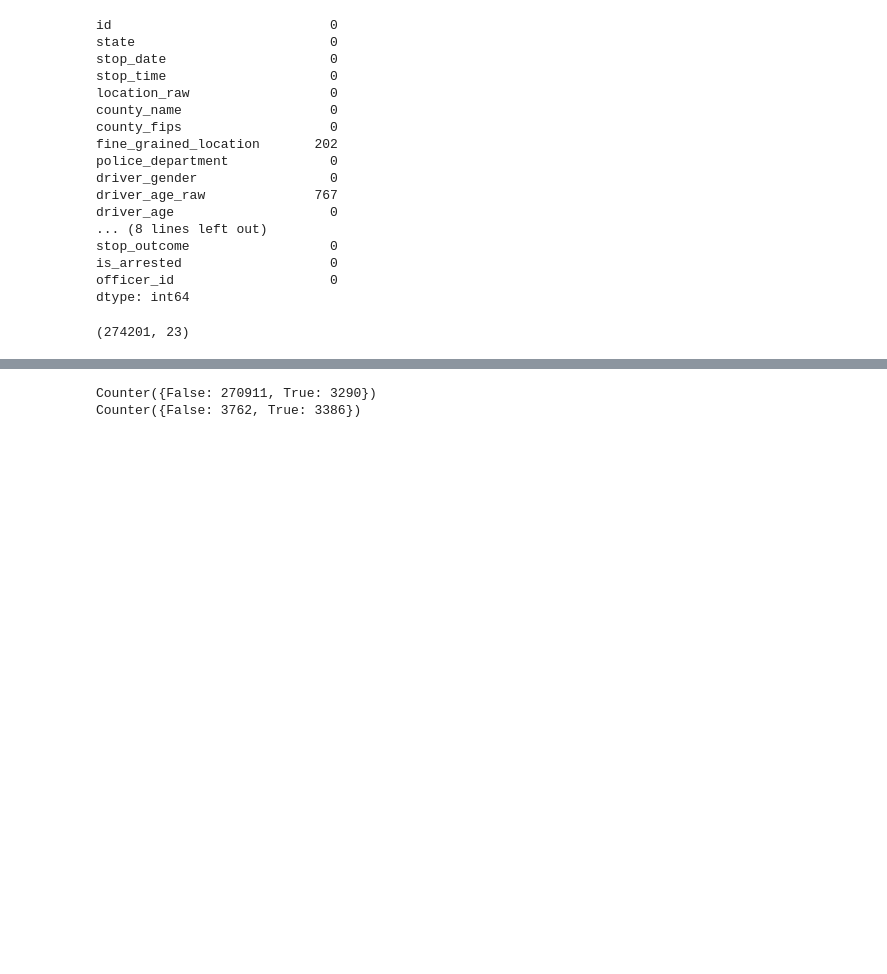
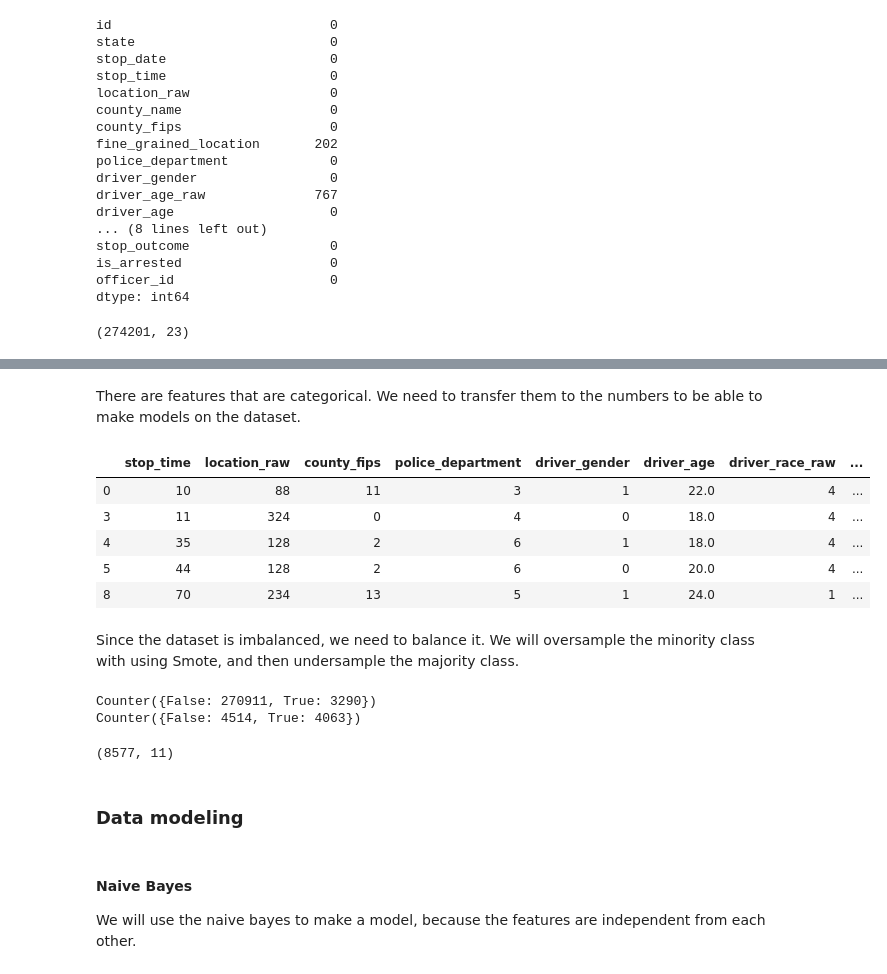
Before and after one commit to sworley1/CS329E-Proj, a Jupyter notebook: Project.ipynb, the cells around one changed output, grey strips where cells are left out. Cells and saved outputs as stored; diff of their text form; code cells hidden in the pictures; blank space fills up the shorter version.

```diff
--- a/Project.ipynb
+++ b/Project.ipynb
@@ -101,18 +164,33 @@ features_X.head()
+# %% [markdown]
+There are features that are categorical. We need to transfer them to the numbers to be able to make models on the dataset.
 # %%
 # label_encoder object knows how to understand word labels.
 label_encoder = preprocessing.LabelEncoder()
 
 # Converting all labels to numbers
 features_X['location_raw']= label_encoder.fit_transform(features_X['location_raw'])
 features_X['county_fips']= label_encoder.fit_transform(features_X['county_fips'])
 features_X['police_department']= label_encoder.fit_transform(features_X['police_department'])
 features_X['driver_gender']= label_encoder.fit_transform(features_X['driver_gender'])
 features_X['driver_race_raw']= label_encoder.fit_transform(features_X['driver_race_raw'])
 features_X['violation']= label_encoder.fit_transform(features_X['violation'])
 features_X['search_type_raw']= label_encoder.fit_transform(features_X['search_type_raw'])
 features_X['contraband_found']= label_encoder.fit_transform(features_X['contraband_found'])
-features_X['stop_outcome']= label_encoder.fit_transform(features_X['stop_outcome'])
+#features_X['stop_outcome']= label_encoder.fit_transform(features_X['stop_outcome'])
+features_X['stop_time']= label_encoder.fit_transform(features_X['stop_time'])
+
 #features_X['is_arrested']= label_encoder.fit_transform(features_X['is_arrested'])
+
+features_X.head()
+# %% [output]
+|  | stop_time | location_raw | county_fips | police_department | driver_gender | driver_age | driver_race_raw | ... |
+| 0 | 10 | 88 | 11 | 3 | 1 | 22.0 | 4 | ... |
+| 3 | 11 | 324 | 0 | 4 | 0 | 18.0 | 4 | ... |
+| 4 | 35 | 128 | 2 | 6 | 1 | 18.0 | 4 | ... |
+| 5 | 44 | 128 | 2 | 6 | 0 | 20.0 | 4 | ... |
+| 8 | 70 | 234 | 13 | 5 | 1 | 24.0 | 1 | ... |
+# %% [markdown]
+Since the dataset is imbalanced, we need to balance it. We will oversample the minority class with using Smote, and then undersample the majority class.
 # %%
 import imblearn
 from collections import Counter
@@ -131,7 +209,8 @@ counter = Counter(classLabel_Y)
 print(counter)
 #the data needs to be balanced
 #oversampeling the minority class with smote
-oversample = SMOTE(sampling_strategy=0.0125)
+
+oversample = SMOTE(sampling_strategy=0.015)
 data_X, data_Y = oversample.fit_resample(features_X, classLabel_Y)
 #undersampeling the majority class
 under = RandomUnderSampler(sampling_strategy=0.9)
@@ -141,9 +220,19 @@ counter = Counter(data_Y)
 print(counter)
 
 data_X = pd.DataFrame(data_X)
+data_Y = pd.DataFrame(data_Y)
+
+
+data_X.shape
 # %% [output]
 Counter({False: 270911, True: 3290})
-Counter({False: 3762, True: 3386})
+Counter({False: 4514, True: 4063})
+(8577, 11)
+# %% [markdown]
+### Data modeling
+# %% [markdown]
+#### Naive Bayes
+We will use the naive bayes to make a model, because the features are independent from each other.
 # %%
 from sklearn.naive_bayes import GaussianNB
 from sklearn.metrics import classification_report
```
Also changed, not shown: parts of 29 cells of this notebook.
